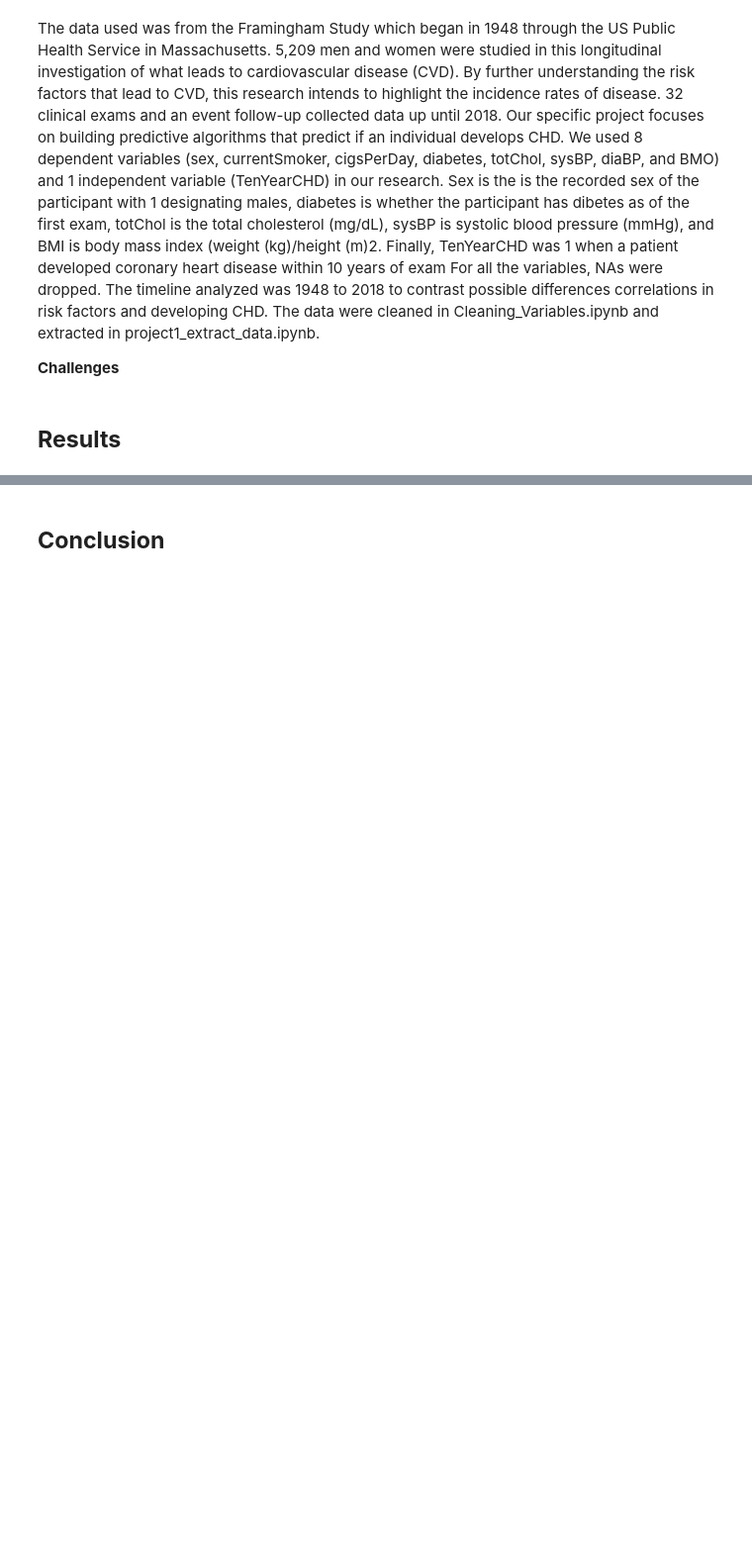
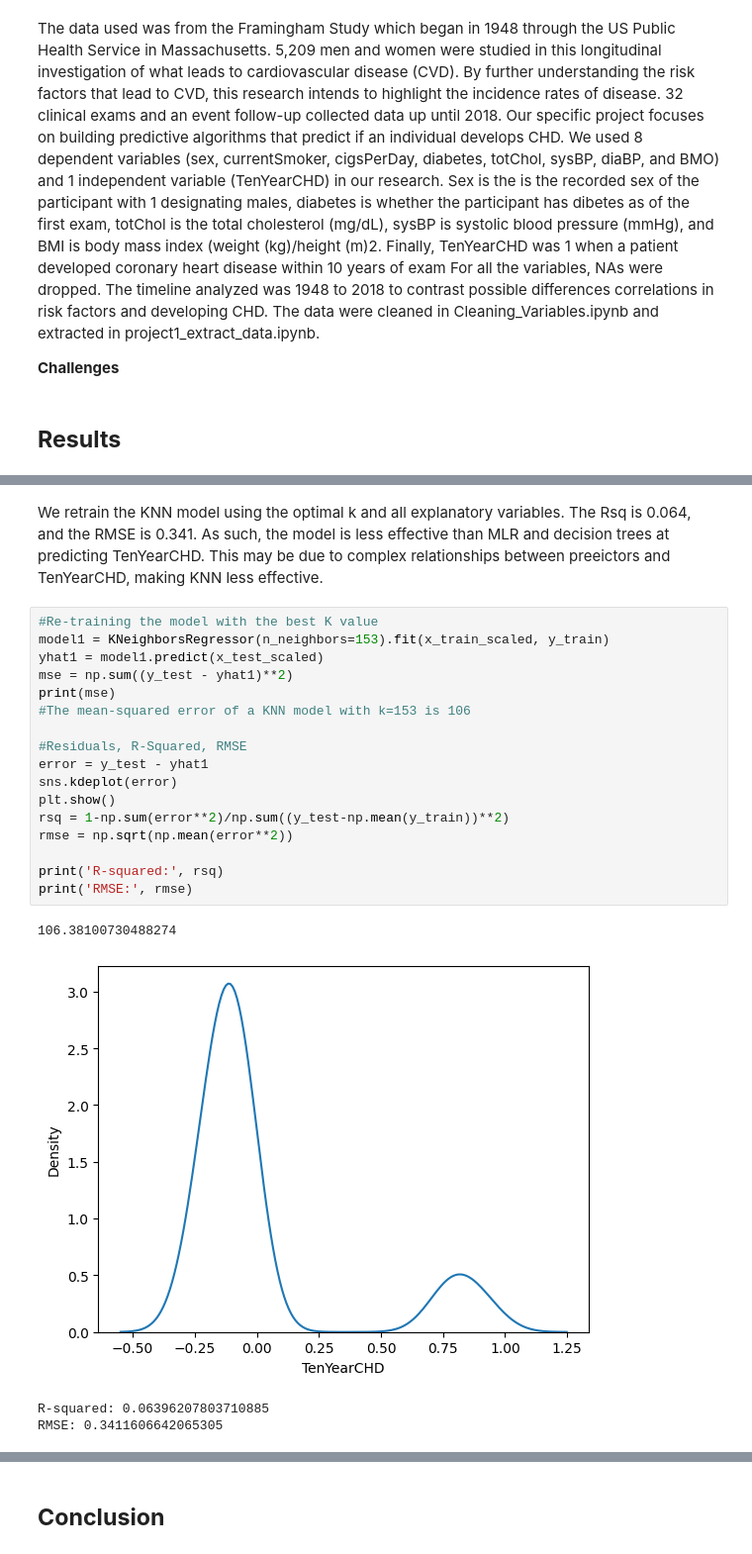
Before and after one commit to Catherine-Nguyen88/project_chd, a Jupyter notebook: DS3001_Project_2_Report_(Group_17).ipynb, the cells around one changed output, grey strips where cells are left out. Shown at 99% size. Saved outputs shown, nothing was run; the diff lists cells and outputs as text; blank space fills up the shorter version.

```diff
--- a/DS3001_Project_2_Report_(Group_17).ipynb
+++ b/DS3001_Project_2_Report_(Group_17).ipynb
@@ -66,0 +367,24 @@ The data used was from the Framingham Study which began in 1948 through the US P
+# %% [markdown]
+We retrain the KNN model using the optimal k and all explanatory variables. The Rsq is 0.064, and the RMSE is 0.341. As such, the model is less effective than MLR and decision trees at predicting TenYearCHD. This may be due to complex relationships between preeictors and TenYearCHD, making KNN less effective.
+# %%
+#Re-training the model with the best K value
+model1 = KNeighborsRegressor(n_neighbors=153).fit(x_train_scaled, y_train)
+yhat1 = model1.predict(x_test_scaled)
+mse = np.sum((y_test - yhat1)**2)
+print(mse)
+#The mean-squared error of a KNN model with k=153 is 106
+
+#Residuals, R-Squared, RMSE
+error = y_test - yhat1
+sns.kdeplot(error)
+plt.show()
+rsq = 1-np.sum(error**2)/np.sum((y_test-np.mean(y_train))**2)
+rmse = np.sqrt(np.mean(error**2))
+
+print('R-squared:', rsq)
+print('RMSE:', rmse)
+# %% [output]
+106.38100730488274
+[figure, added]
+R-squared: 0.06396207803710885
+RMSE: 0.3411606642065305
```
Also changed, not shown: parts of 17 cells of this notebook.
